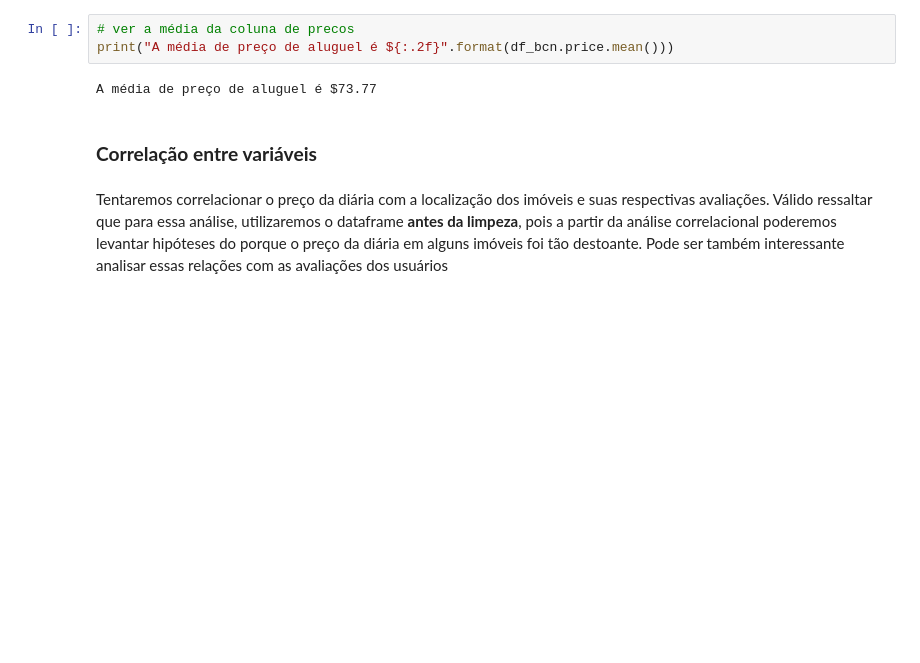
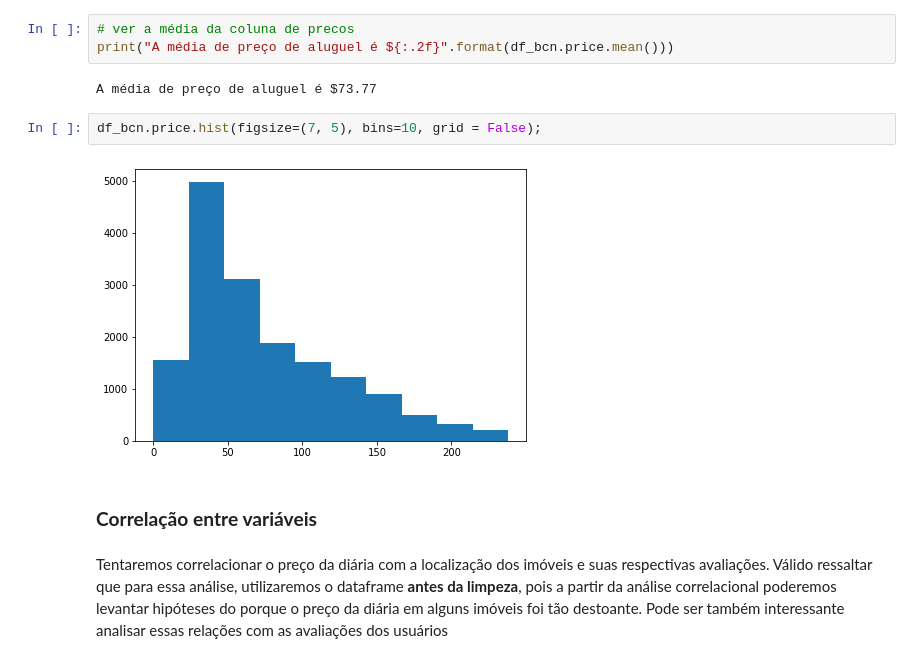
Before and after one commit to henriquepaes1/analiseairbnb, a Jupyter notebook: AirbnbBarcelona.ipynb, the cells around one changed output. Cells and saved outputs as stored; diff of their text form; blank space fills up the shorter version.

```diff
--- a/AirbnbBarcelona.ipynb
+++ b/AirbnbBarcelona.ipynb
@@ -266,6 +286,10 @@ A análise dos histogramas mostra que há uma grande preferência por áreas esp
 print("A média de preço de aluguel é ${:.2f}".format(df_bcn.price.mean()))
 # %% [output]
 A média de preço de aluguel é $73.77
+# %%
+df_bcn.price.hist(figsize=(7, 5), bins=10, grid = False);
+# %% [output]
+[figure, added]
 # %% [markdown]
 ### **Correlação entre variáveis**
 # %% [markdown]
```
Also changed, not shown: parts of 15 cells of this notebook.
